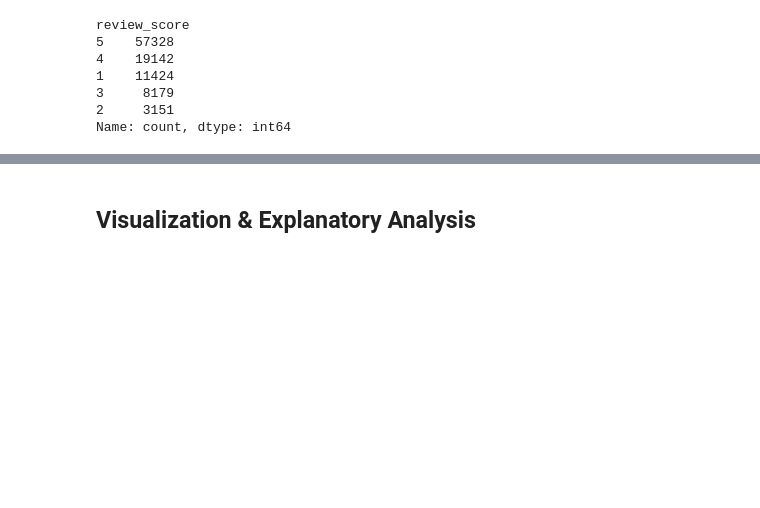
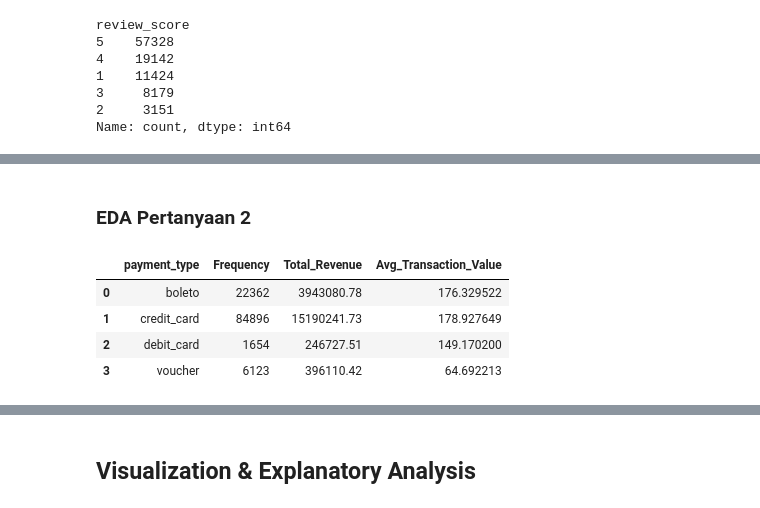
Before and after one commit to Nurus9/Projek-Akhir-Fundamental-Analisis-Data-, a Jupyter notebook: ANS_Projek Fundamental Analisis Data/ANS_Proyek_Analisis_Data.ipynb, the cells around one changed output, grey strips where cells are left out. Saved outputs shown, nothing was run; the diff lists cells and outputs as text; code cells hidden in the pictures; blank space fills up the shorter version.

```diff
--- a/ANS_Projek Fundamental Analisis Data/ANS_Proyek_Analisis_Data.ipynb
+++ b/ANS_Projek Fundamental Analisis Data/ANS_Proyek_Analisis_Data.ipynb
@@ -696,0 +787,27 @@ Name: count, dtype: int64
+# %% [markdown]
+### EDA Pertanyaan 2
+# %%
+# Menggabungkan data
+df_payment = (
+    orders_filtered
+    .merge(payments, on='order_id', how='inner')
+    .merge(order_items, on='order_id', how='inner')
+)
+# Kelompokkan dengan payment type
+payment_summary = (
+    df_payment
+    .groupby('payment_type')
+    .agg(
+        Frequency=('order_id', 'count'),
+        Total_Revenue=('payment_value', 'sum'),
+        Avg_Transaction_Value=('payment_value', 'mean')
+    )
+    .reset_index()
+)
+payment_summary.head()
+# %% [output]
+|  | payment_type | Frequency | Total_Revenue | Avg_Transaction_Value |
+| 0 | boleto | 22362 | 3943080.78 | 176.329522 |
+| 1 | credit_card | 84896 | 15190241.73 | 178.927649 |
+| 2 | debit_card | 1654 | 246727.51 | 149.170200 |
+| 3 | voucher | 6123 | 396110.42 | 64.692213 |
```
Also changed, not shown: parts of 19 cells of this notebook, 3 other files.
